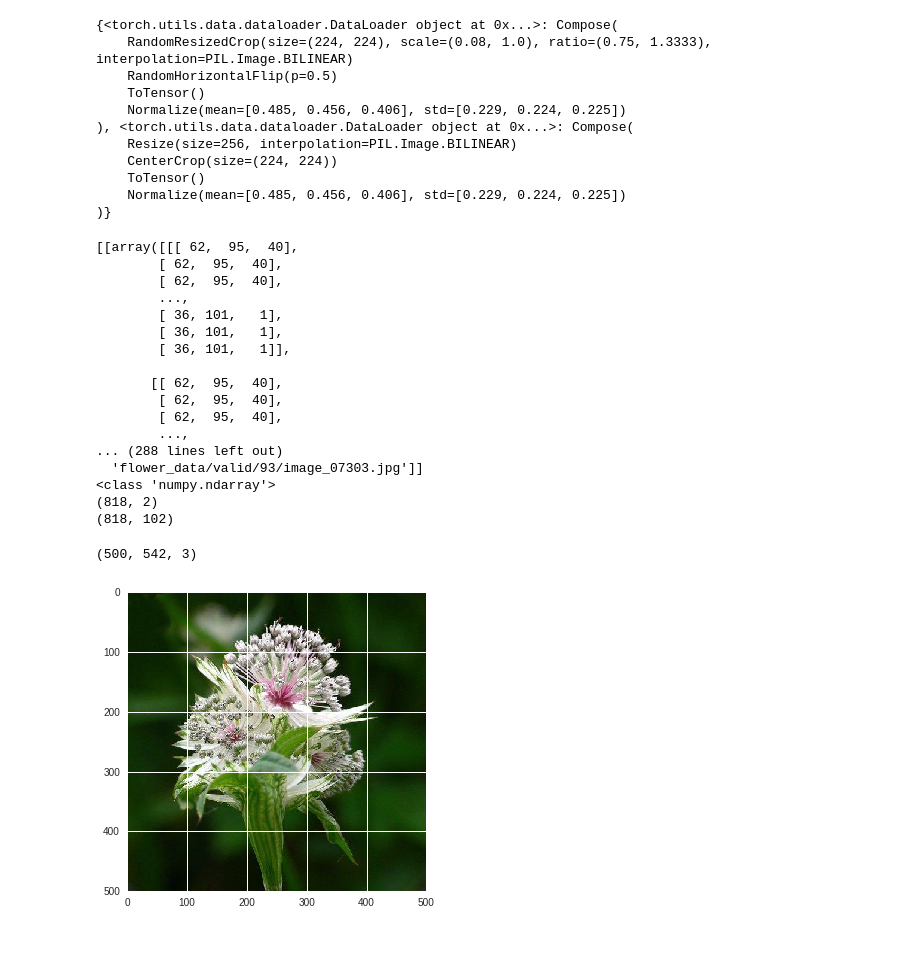
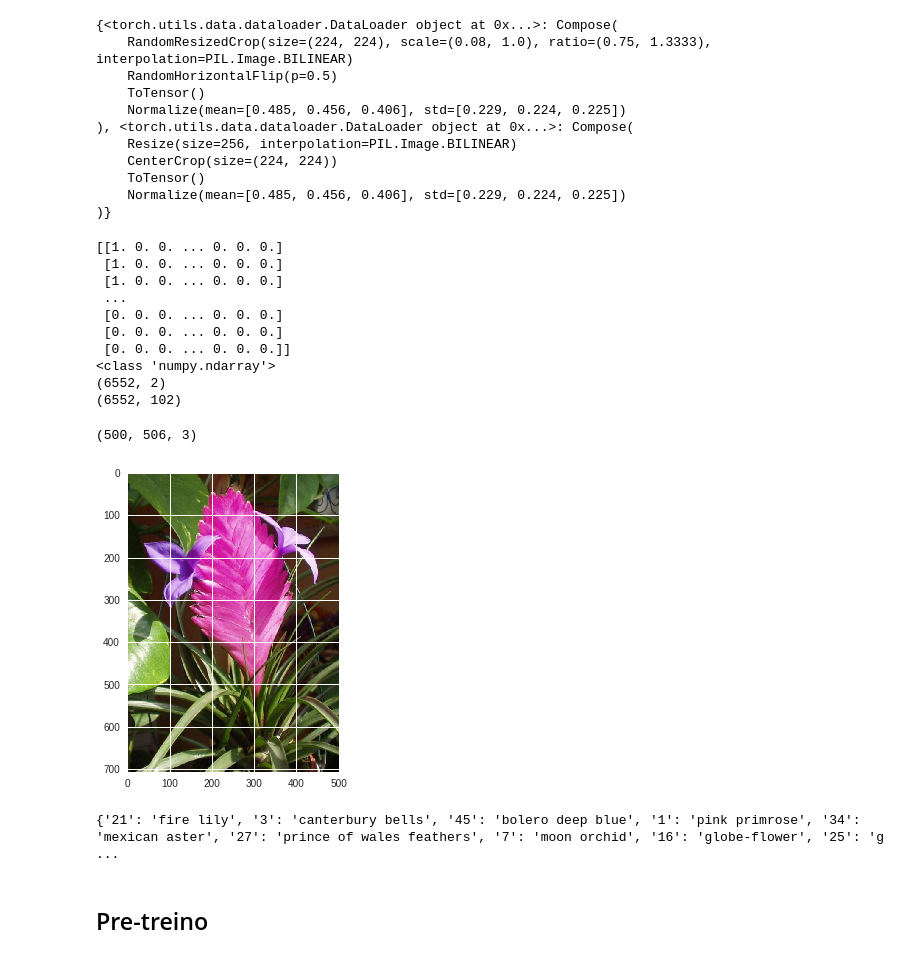
Before and after one commit to Heffx/CNN, a Jupyter notebook: Projeto.ipynb, the cells around one changed output. Cells and saved outputs as stored; diff of their text form; code cells hidden in the pictures.

```diff
--- a/Projeto.ipynb
+++ b/Projeto.ipynb
@@ -156,37 +158,32 @@ def read_images(path):
 # %%
 # Load Train
 
-path = 'flower_data/valid/'
+# Chamada do vetor de imagens para treino
+path = 'flower_data/train/'
 data = []
 labels = []
+# Chamada da função que le as imagens
 data, labels = read_images(path)
 # %%
-print(data)
+print(labels)
 print(type(data))
 print(data.shape)
 print(labels.shape)
 # %% [output]
-[[array([[[ 62,  95,  40],
-        [ 62,  95,  40],
-        [ 62,  95,  40],
-        ...,
-        [ 36, 101,   1],
-        [ 36, 101,   1],
-        [ 36, 101,   1]],
-
-       [[ 62,  95,  40],
-        [ 62,  95,  40],
-        [ 62,  95,  40],
-        ...,
-... (288 lines left out)
-  'flower_data/valid/93/image_07303.jpg']]
+[[1. 0. 0. ... 0. 0. 0.]
+ [1. 0. 0. ... 0. 0. 0.]
+ [1. 0. 0. ... 0. 0. 0.]
+ ...
+ [0. 0. 0. ... 0. 0. 0.]
+ [0. 0. 0. ... 0. 0. 0.]
+ [0. 0. 0. ... 0. 0. 0.]]
 <class 'numpy.ndarray'>
-(818, 2)
-(818, 102)
+(6552, 2)
+(6552, 102)
 # %%
 #Plotando uma das imagens
-plt.imshow(data[2][0], cmap = 'Greys_r')
+plt.imshow(data[6551][0], cmap = 'Greys_r')
 data[0][0].shape
 # %% [output]
-(500, 542, 3)
+(500, 506, 3)
-[figure, old version]
+[figure, new version]
@@ -192,0 +193,6 @@ data[0][0].shape
+# %%
+print(labels_name)
+# %% [output]
+{'21': 'fire lily', '3': 'canterbury bells', '45': 'bolero deep blue', '1': 'pink primrose', '34': 'mexican aster', '27': 'prince of wales feathers', '7': 'moon orchid', '16': 'globe-flower', '25': 'g ...
+# %% [markdown]
+## Pre-treino
```
Also changed, not shown: parts of 4 cells of this notebook.
